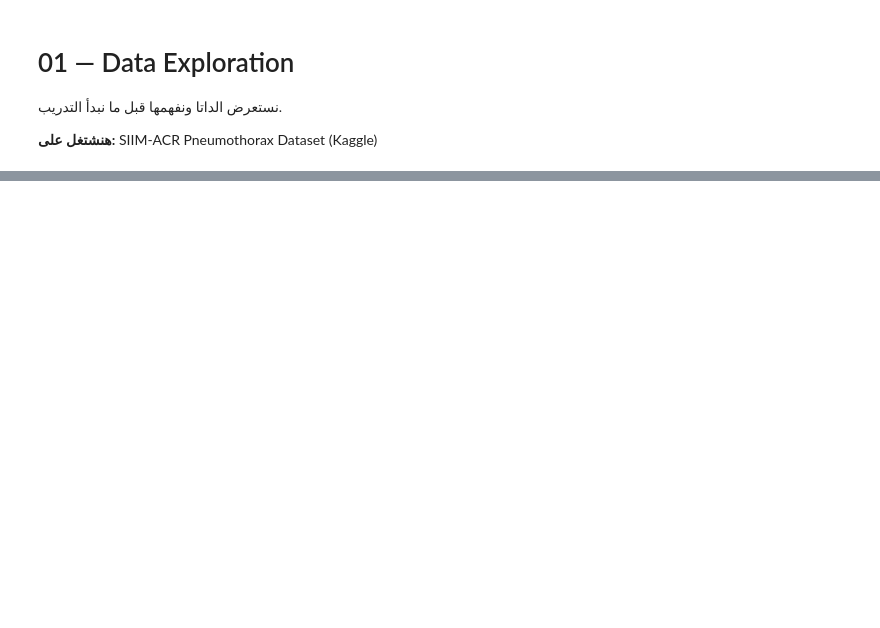
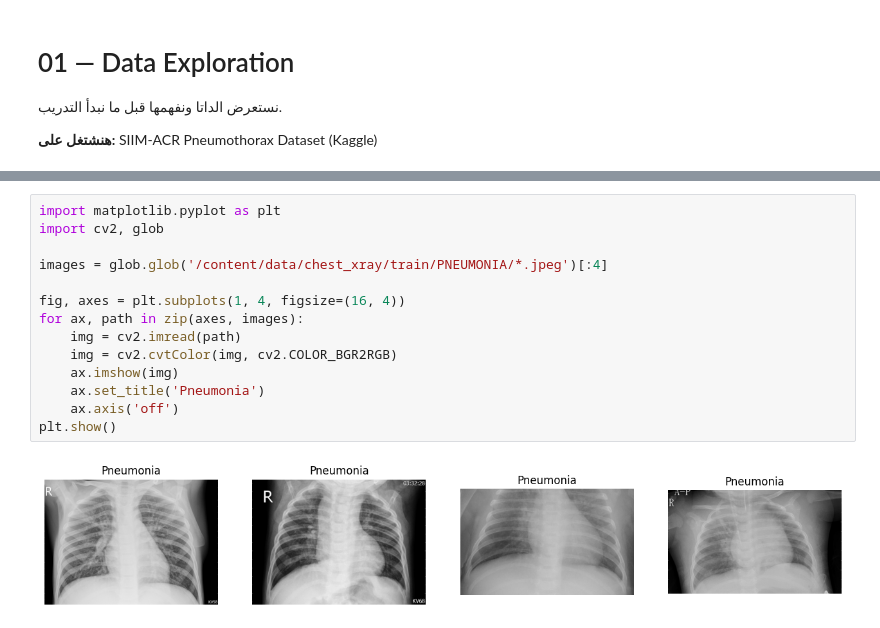
Before and after one commit to AhmedAbdElkhalek16/acute-triage-system, a Jupyter notebook: notebooks/01_data_exploration.ipynb, the cells around one changed output, grey strips where cells are left out. Drawn from its saved outputs; the diff is of its cells as text; blank space fills up the shorter version.

```diff
--- a/notebooks/01_data_exploration.ipynb
+++ b/notebooks/01_data_exploration.ipynb
@@ -5,0 +49,16 @@
+# %%
+import matplotlib.pyplot as plt
+import cv2, glob
+
+images = glob.glob('/content/data/chest_xray/train/PNEUMONIA/*.jpeg')[:4]
+
+fig, axes = plt.subplots(1, 4, figsize=(16, 4))
+for ax, path in zip(axes, images):
+    img = cv2.imread(path)
+    img = cv2.cvtColor(img, cv2.COLOR_BGR2RGB)
+    ax.imshow(img)
+    ax.set_title('Pneumonia')
+    ax.axis('off')
+plt.show()
+# %% [output]
+[figure, added]
```
Also changed, not shown: parts of 30 cells of this notebook, 3 other files.
